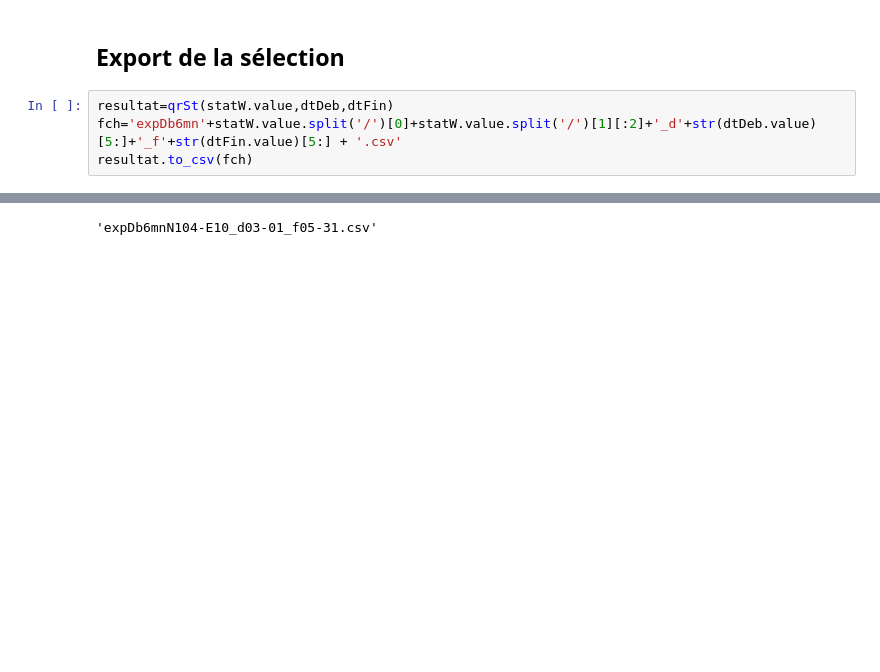
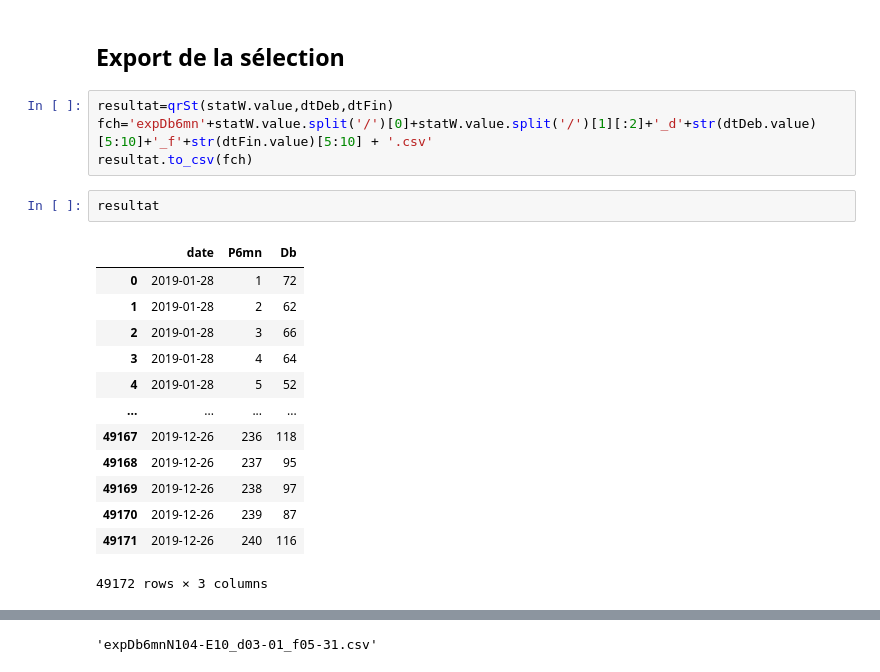
Before and after one commit to OlivierNalin/myBinderBigQ, a Jupyter notebook: askBQ.ipynb, the cells around one changed output, grey strips where cells are left out. Cells and saved outputs as stored; diff of their text form; blank space fills up the shorter version.

```diff
--- a/askBQ.ipynb
+++ b/askBQ.ipynb
@@ -80,8 +80,24 @@ VBox(children=(DatePicker(value=datetime.datetime(2019, 1, 3, 0, 0), description
 ## Export de la sélection
 # %%
 resultat=qrSt(statW.value,dtDeb,dtFin)
-fch='expDb6mn'+statW.value.split('/')[0]+statW.value.split('/')[1][:2]+'_d'+str(dtDeb.value)[5:]+'_f'+str(dtFin.value)[5:] + '.csv'
+fch='expDb6mn'+statW.value.split('/')[0]+statW.value.split('/')[1][:2]+'_d'+str(dtDeb.value)[5:10]+'_f'+str(dtFin.value)[5:10] + '.csv'
 resultat.to_csv(fch)
+# %%
+resultat
+# %% [output]
+|  | date | P6mn | Db |
+| 0 | 2019-01-28 | 1 | 72 |
+| 1 | 2019-01-28 | 2 | 62 |
+| 2 | 2019-01-28 | 3 | 66 |
+| 3 | 2019-01-28 | 4 | 64 |
+| 4 | 2019-01-28 | 5 | 52 |
+| ... | ... | ... | ... |
+| 49167 | 2019-12-26 | 236 | 118 |
+| 49168 | 2019-12-26 | 237 | 95 |
+| 49169 | 2019-12-26 | 238 | 97 |
+| 49170 | 2019-12-26 | 239 | 87 |
+| 49171 | 2019-12-26 | 240 | 116 |
+49172 rows × 3 columns
 # %%
 res=resultat[(resultat['P6mn']>59)&(resultat['P6mn']<211)]
 res=(res.set_index(['date','P6mn'])).isna().unstack('P6mn').fillna(True).astype(int)
```
Also changed, not shown: parts of 2 cells of this notebook.
